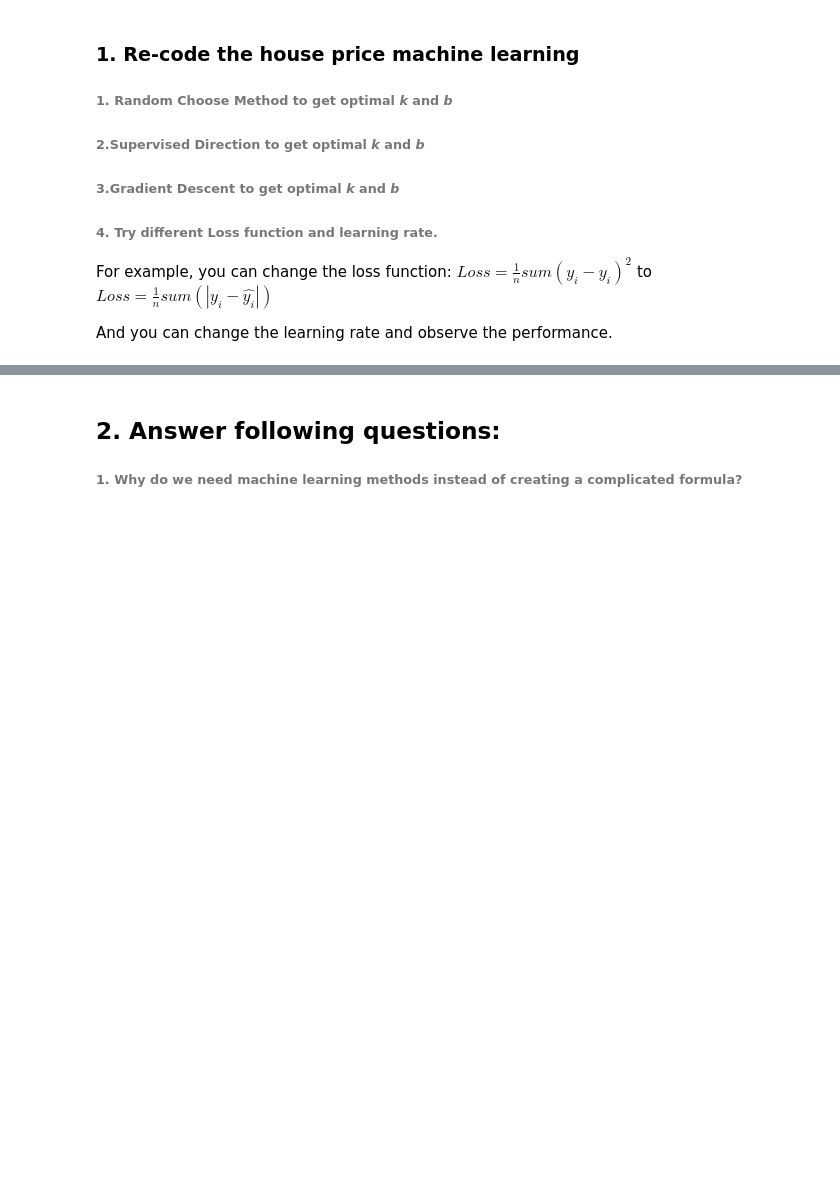
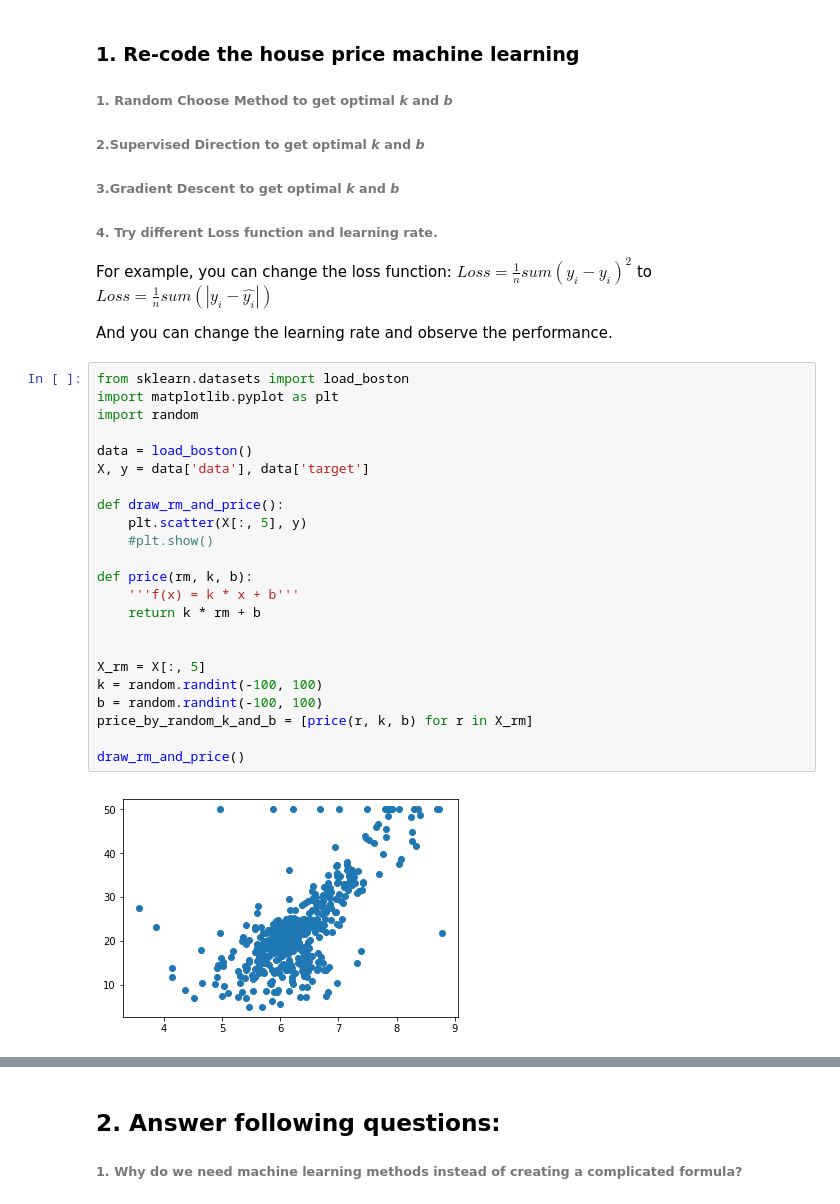
Before and after one commit to supermenfang/ai-for-nlp-and-cv-4th, a Jupyter notebook: assignments/LESSON_2_0706/Assignment-02.ipynb, the cells around one changed output, grey strips where cells are left out. Cells and saved outputs as stored; diff of their text form; blank space fills up the shorter version.

```diff
--- a/assignments/LESSON_2_0706/Assignment-02.ipynb
+++ b/assignments/LESSON_2_0706/Assignment-02.ipynb
@@ -13,3 +13,28 @@ In this course, we learnt what's the search problem and what's the machine leanr
 For example, you can change the loss function: $Loss = \frac{1}{n} sum({y_i - \hat{y_i}})^2$ to $Loss = \frac{1}{n} sum(|{y_i - \hat{y_i}}|)$
 
 And you can change the learning rate and observe the performance.
+# %%
+from sklearn.datasets import load_boston
+import matplotlib.pyplot as plt
+import random
+
+data = load_boston()
+X, y = data['data'], data['target']
+
+def draw_rm_and_price():
+    plt.scatter(X[:, 5], y)
+    #plt.show()
+
+def price(rm, k, b):
+    '''f(x) = k * x + b'''
+    return k * rm + b
+
+
+X_rm = X[:, 5]
+k = random.randint(-100, 100)
+b = random.randint(-100, 100)
+price_by_random_k_and_b = [price(r, k, b) for r in X_rm]
+
+draw_rm_and_price()
+# %% [output]
+[figure, added]
```
Also changed, not shown: parts of 5 cells of this notebook.
